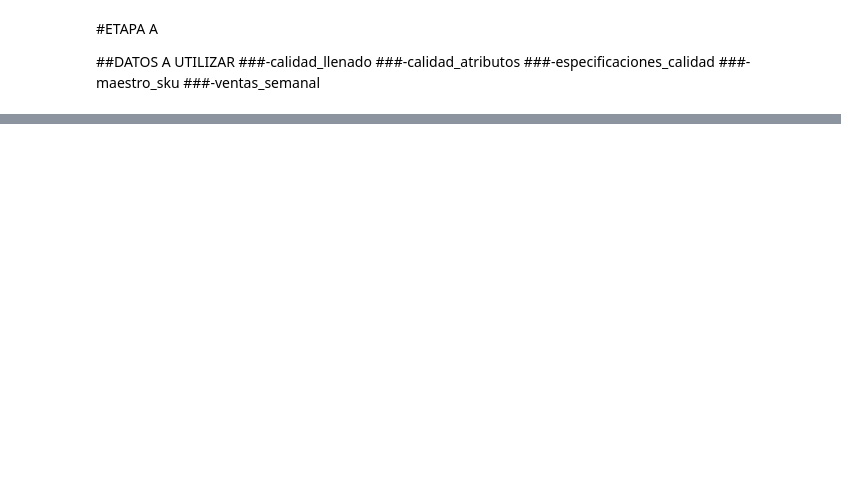
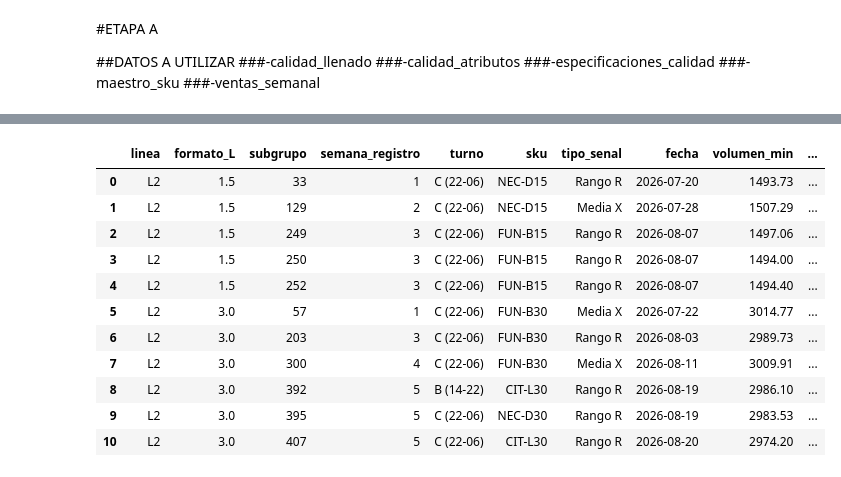
Before and after one commit to BenjaminOrtizO/CaseStudy, a Jupyter notebook: Entrega1.ipynb, the cells around one changed output, grey strips where cells are left out. Saved outputs shown, nothing was run; the diff lists cells and outputs as text; code cells hidden in the pictures; blank space fills up the shorter version.

```diff
--- a/Entrega1.ipynb
+++ b/Entrega1.ipynb
@@ -302,0 +1052,47 @@ calidad_llenado_sg.head(840)
+# %%
+
+# Recuperar registros originales de los subgrupos señalados
+detalle_senales = calidad_llenado.merge(
+    senales_fase1[
+        ['linea', 'formato_L', 'subgrupo',
+         'semana_registro', 'turno', 'tipo_senal']
+    ],
+    on=['linea', 'formato_L', 'subgrupo',
+        'semana_registro', 'turno'],
+    how='inner',
+    validate='many_to_one'
+)
+
+# Resumen de condiciones operacionales
+resumen_causas = (
+    detalle_senales
+    .groupby(
+        ['linea', 'formato_L', 'subgrupo',
+         'semana_registro', 'turno', 'sku',
+         'tipo_senal'],
+        dropna=False
+    )
+    .agg(
+        fecha=('fecha', 'min'),
+        volumen_min=('volumen_mL', 'min'),
+        volumen_max=('volumen_mL', 'max'),
+        volumen_promedio=('volumen_mL', 'mean'),
+        n_mediciones=('volumen_mL', 'size')
+    )
+    .reset_index()
+)
+
+display(resumen_causas)
+# %% [output]
+|  | linea | formato_L | subgrupo | semana_registro | turno | sku | tipo_senal | fecha | volumen_min | ... |
+| 0 | L2 | 1.5 | 33 | 1 | C (22-06) | NEC-D15 | Rango R | 2026-07-20 | 1493.73 | ... |
+| 1 | L2 | 1.5 | 129 | 2 | C (22-06) | NEC-D15 | Media X | 2026-07-28 | 1507.29 | ... |
+| 2 | L2 | 1.5 | 249 | 3 | C (22-06) | FUN-B15 | Rango R | 2026-08-07 | 1497.06 | ... |
+| 3 | L2 | 1.5 | 250 | 3 | C (22-06) | FUN-B15 | Rango R | 2026-08-07 | 1494.00 | ... |
+| 4 | L2 | 1.5 | 252 | 3 | C (22-06) | FUN-B15 | Rango R | 2026-08-07 | 1494.40 | ... |
+| 5 | L2 | 3.0 | 57 | 1 | C (22-06) | FUN-B30 | Media X | 2026-07-22 | 3014.77 | ... |
+| 6 | L2 | 3.0 | 203 | 3 | C (22-06) | FUN-B30 | Rango R | 2026-08-03 | 2989.73 | ... |
+| 7 | L2 | 3.0 | 300 | 4 | C (22-06) | FUN-B30 | Media X | 2026-08-11 | 3009.91 | ... |
+| 8 | L2 | 3.0 | 392 | 5 | B (14-22) | CIT-L30 | Rango R | 2026-08-19 | 2986.10 | ... |
+| 9 | L2 | 3.0 | 395 | 5 | C (22-06) | NEC-D30 | Rango R | 2026-08-19 | 2983.53 | ... |
+| 10 | L2 | 3.0 | 407 | 5 | C (22-06) | CIT-L30 | Rango R | 2026-08-20 | 2974.20 | ... |
```
Also changed, not shown: parts of 49 cells of this notebook.
